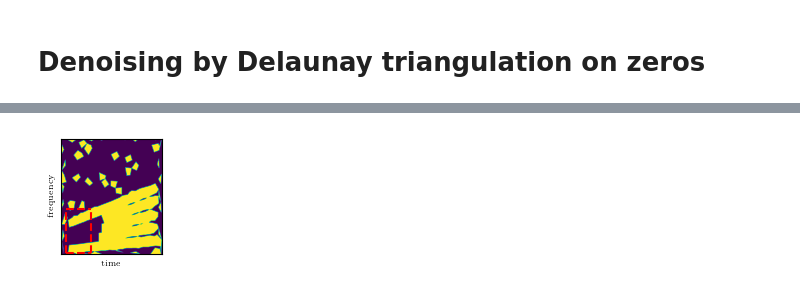
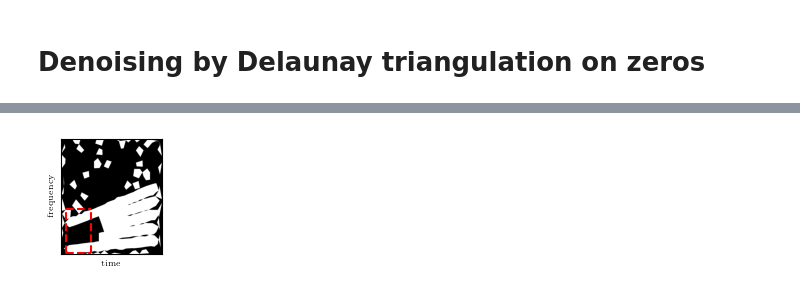
Before and after one commit to jmiramont/benchmarks-detection-denoising, a Jupyter notebook: notebooks/demo_method_delaunay_triangulation.ipynb, the cells around one changed output, grey strips where cells are left out. Cells and saved outputs as stored; diff of their text form; code cells hidden in the pictures.

```diff
--- a/notebooks/demo_method_delaunay_triangulation.ipynb
+++ b/notebooks/demo_method_delaunay_triangulation.ipynb
@@ -63,25 +63,25 @@ print(Benchmark.snr_comparison(s,signal_output,tmin=tmin,tmax=tmax))
 # %%
 plt.rc('text', usetex=True)
 plt.rc('font', family='serif')
 
 fig, ax = plt.subplots(1,1,figsize = (1.3,1.5))
 # ax.imshow(abs(F_output)**2, origin='lower', aspect='auto')#, cmap=cmocean.cm.deep)
-ax.imshow(abs(mask2)**2, origin='lower', aspect='auto')#, cmap=cmocean.cm.deep)
+ax.imshow(abs(mask2)**2, origin='lower', aspect='auto', cmap='gray')
 ax.plot([50,50],[5, 400],'r--')
 ax.plot([50,300],[5, 5],'r--')
 ax.plot([300,300],[5, 400],'r--')
 ax.plot([50,300],[400, 400],'r--')
 ax.set_ylabel('frequency', fontsize=6)
 ax.set_xlabel('time', fontsize=6)
 ax.tick_params(axis='both', which='both', bottom=False, top=False,
                     labelbottom=False, right=False, left=False, labelleft=False)
 
 
 plt.show()
 fig.savefig('figures/errors_dt_panel_1.pdf', dpi=900, transparent=False, bbox_inches='tight',
             pad_inches=0.01)
 # %% [output]
-[figure, old version]
+[figure, new version]
 # %%
 fig, ax = plt.subplots(1,1,figsize = (1.3,1.5))
 ax.triplot(zeros[:,1],zeros[:,0],tri, linewidth=0.1, color='k', linestyle='--')
```
Also changed, not shown: parts of 6 cells of this notebook, 3 other files.
